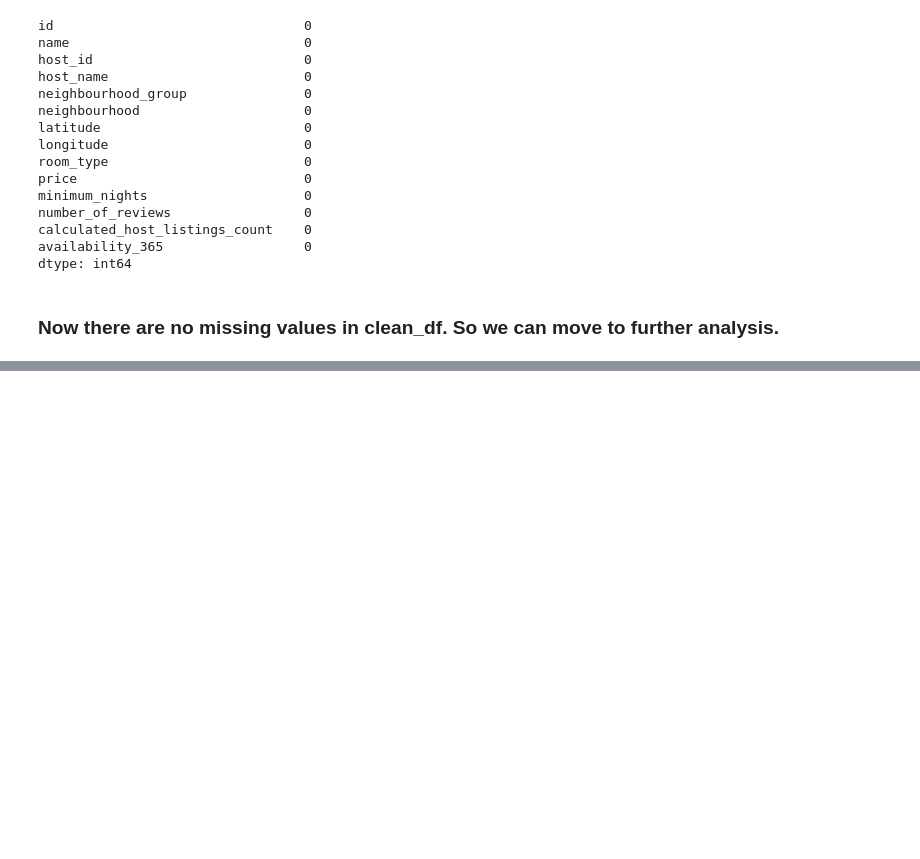
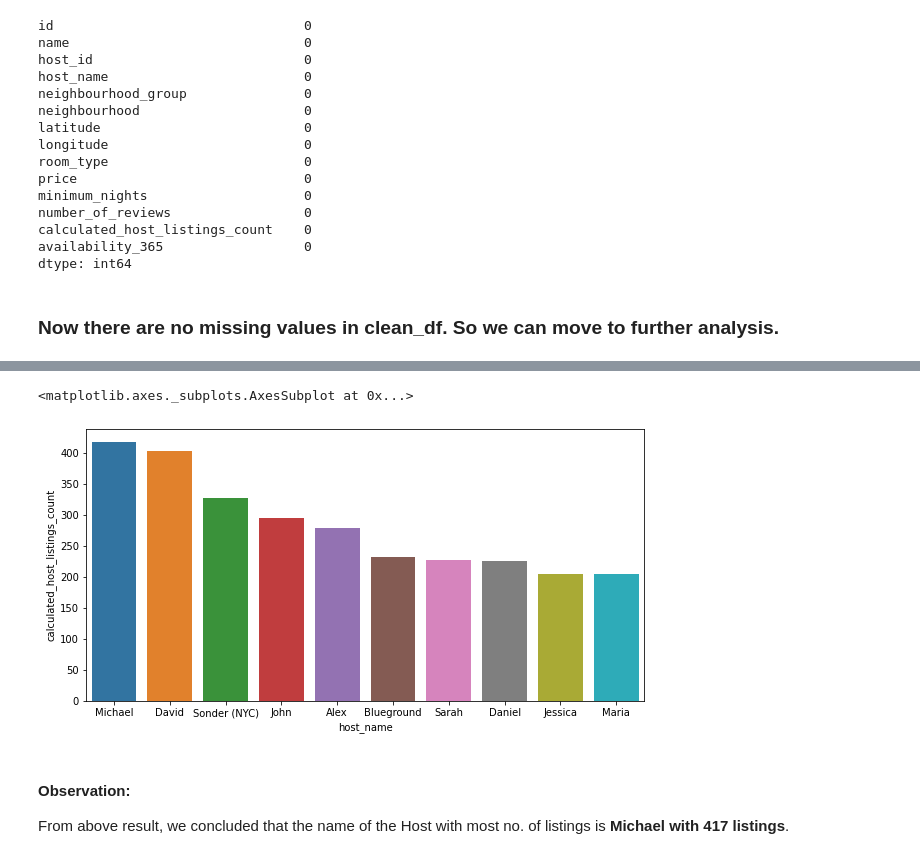
Before and after one commit to AshishMekhe/Capstone-Project-Airbnb-Data-Analysis, a Jupyter notebook: Airbnb_Bookings_Analysis_Capstone_Project.ipynb, the cells around one changed output, grey strips where cells are left out. Saved outputs shown, nothing was run; the diff lists cells and outputs as text; code cells hidden in the pictures; blank space fills up the shorter version.

```diff
--- a/Airbnb_Bookings_Analysis_Capstone_Project.ipynb
+++ b/Airbnb_Bookings_Analysis_Capstone_Project.ipynb
@@ -22,7 +24,7 @@ drive.mount('/content/drive')
 Drive already mounted at /content/drive; to attempt to forcibly remount, call drive.mount("/content/drive", force_remount=True).
 # %%
 # Importing of Dataset
-airbnb_data = pd.read_csv("/content/Airbnb NYC 2019 (1).csv")
+airbnb_data = pd.read_csv("/content/Airbnb NYC 2019 (2).csv")
 airbnb_data.head()
 # %% [output]
 |  | id | name | host_id | host_name | neighbourhood_group | neighbourhood | latitude | longitude | ... |
@@ -180,3 +182,7 @@ clean_df.head()
 | 2 | THE VILLAGE OF HARLEM....NEW YORK ! | Elisabeth | Manhattan | Harlem | 40.80902 | -73.94190 | Private room | 150 | ... |
 | 3 | Cozy Entire Floor of Brownstone | LisaRoxanne | Brooklyn | Clinton Hill | 40.68514 | -73.95976 | Entire home/apt | 89 | ... |
 | 4 | Entire Apt: Spacious Studio/Loft ... | Laura | Manhattan | East Harlem | 40.79851 | -73.94399 | Entire home/apt | 80 | ... |
+# %%
+# lets rename clean_df as airbnb_data
+airbnb_data = clean_df.copy()
+airbnb_data.head()
@@ -182,0 +200,5 @@ clean_df.head()
+# %%
+# checking the top
+top_10_hosts = airbnb_data.groupby(["host_name"]).count()['calculated_host_listings_count'].reset_index()
+top_10_hosts=top_10_hosts.sort_values(by=['calculated_host_listings_count'], ascending=False).head(10)
+top_10_hosts
@@ -182,0 +217,12 @@ clean_df.head()
+# %%
+# Graphical Representation of above Result
+plt.figure(figsize=(10,5))
+
+sns.barplot(x="host_name",y='calculated_host_listings_count',data = top_10_hosts)
+# %% [output]
+<matplotlib.axes._subplots.AxesSubplot at 0x...>
+[figure, added]
+# %% [markdown]
+#### **Observation:**
+From above result, we concluded that the name of the Host with most no. of listings is
+**Michael with 417 listings**.
```
Also changed, not shown: parts of 8 cells of this notebook.
